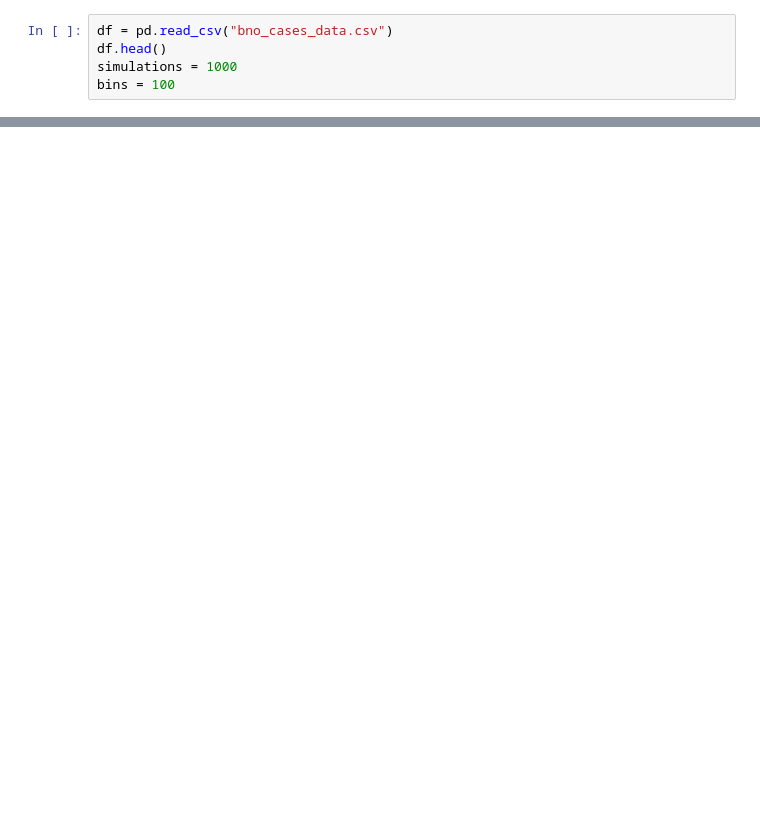
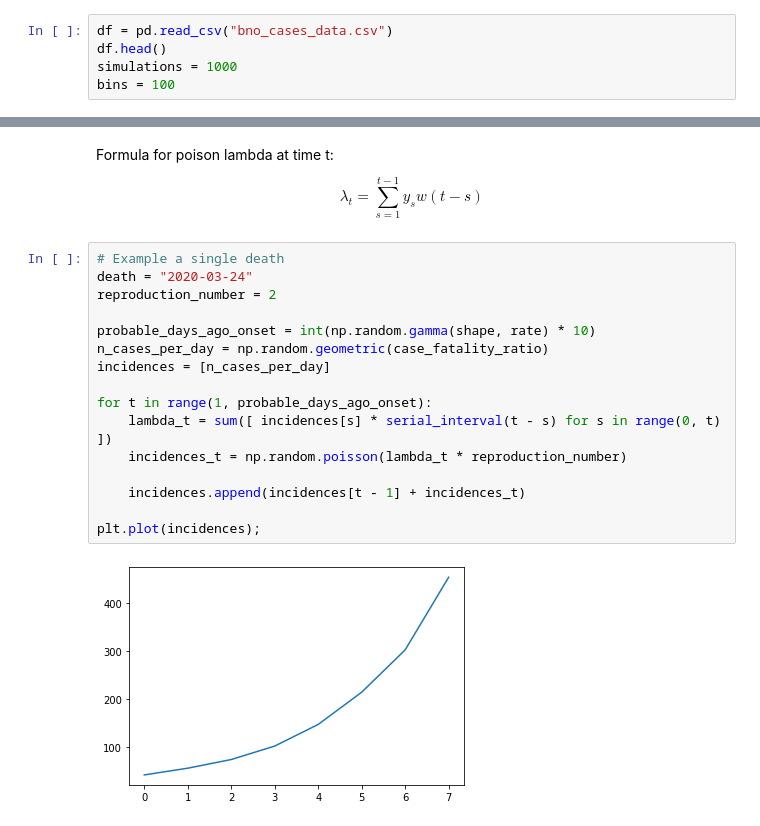
Before and after one commit to rogeriochaves/covid19-estimation-from-deaths, a Jupyter notebook: covid19.ipynb, the cells around one changed output, grey strips where cells are left out. Drawn from its saved outputs; the diff is of its cells as text; blank space fills up the shorter version.

```diff
--- a/covid19.ipynb
+++ b/covid19.ipynb
@@ -61,0 +48,22 @@ SyntaxError: invalid syntax (<ipython-input-38-4ea1a310f529>, line 6)
+# %% [markdown]
+Formula for poison lambda at time t:
+
+$$\lambda_t = \sum_{s = 1}^{t - 1} y_s w(t - s)$$
+# %%
+# Example a single death
+death = "2020-03-24"
+reproduction_number = 2
+
+probable_days_ago_onset = int(np.random.gamma(shape, rate) * 10)
+n_cases_per_day = np.random.geometric(case_fatality_ratio)
+incidences = [n_cases_per_day]
+
+for t in range(1, probable_days_ago_onset):
+    lambda_t = sum([ incidences[s] * serial_interval(t - s) for s in range(0, t) ])
+    incidences_t = np.random.poisson(lambda_t * reproduction_number)
+
+    incidences.append(incidences[t - 1] + incidences_t)
+
+plt.plot(incidences);
+# %% [output]
+[figure, added]
```
Also changed, not shown: parts of 7 cells of this notebook.
